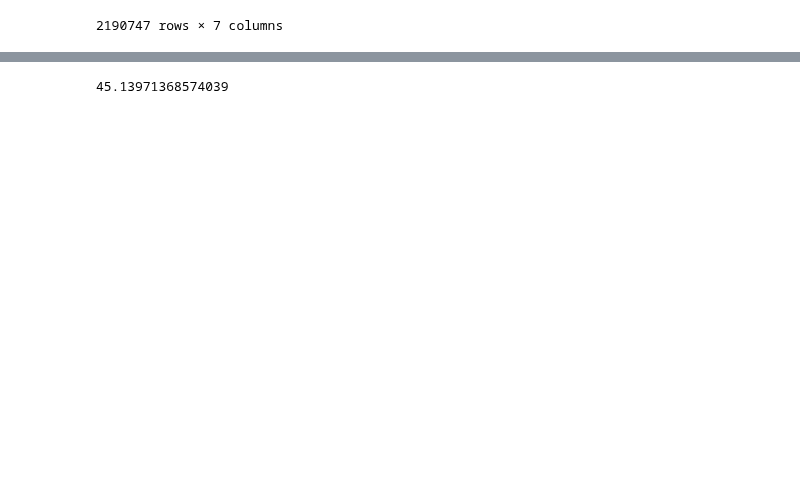
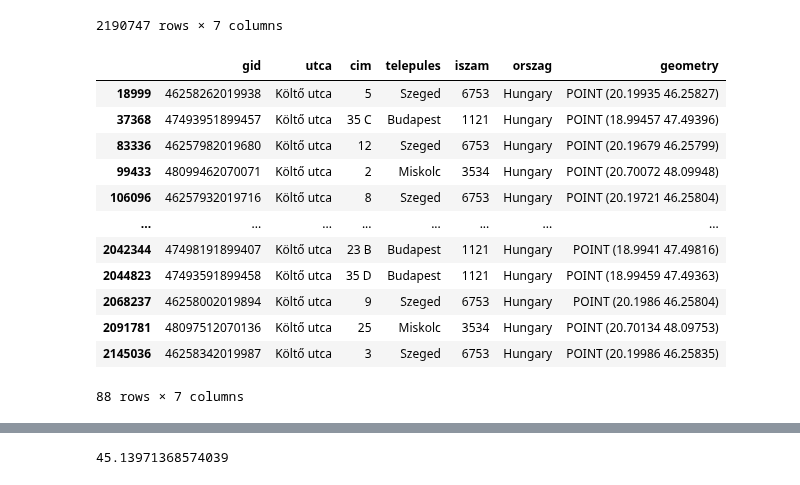
Before and after one commit to e003e6/szkburkolas, a Jupyter notebook: jup/burkolas_v2/5_lekerdezes_kapcsolas.ipynb, the cells around one changed output, grey strips where cells are left out. Cells and saved outputs as stored; diff of their text form; code cells hidden in the pictures; blank space fills up the shorter version.

```diff
--- a/jup/burkolas_v2/5_lekerdezes_kapcsolas.ipynb
+++ b/jup/burkolas_v2/5_lekerdezes_kapcsolas.ipynb
@@ -26,6 +26,22 @@ gdf
 | 2190755 | 47683021876780 | Kálvária utca | 52 | Leányvár | 2518 | Hungary | POINT (18.76781 47.68296) |
 | 2190756 | 46171522060793 | Petőfi Sándor utca | 7 | Magyarcsanád | 6932 | Hungary | POINT (20.60795 46.17151) |
 2190747 rows × 7 columns
+# %%
+gdf.query('utca == "Költő utca"')
+# %% [output]
+|  | gid | utca | cim | telepules | iszam | orszag | geometry |
+| 18999 | 46258262019938 | Költő utca | 5 | Szeged | 6753 | Hungary | POINT (20.19935 46.25827) |
+| 37368 | 47493951899457 | Költő utca | 35 C | Budapest | 1121 | Hungary | POINT (18.99457 47.49396) |
+| 83336 | 46257982019680 | Költő utca | 12 | Szeged | 6753 | Hungary | POINT (20.19679 46.25799) |
+| 99433 | 48099462070071 | Költő utca | 2 | Miskolc | 3534 | Hungary | POINT (20.70072 48.09948) |
+| 106096 | 46257932019716 | Költő utca | 8 | Szeged | 6753 | Hungary | POINT (20.19721 46.25804) |
+| ... | ... | ... | ... | ... | ... | ... | ... |
+| 2042344 | 47498191899407 | Költő utca | 23 B | Budapest | 1121 | Hungary | POINT (18.9941 47.49816) |
+| 2044823 | 47493591899458 | Költő utca | 35 D | Budapest | 1121 | Hungary | POINT (18.99459 47.49363) |
+| 2068237 | 46258002019894 | Költő utca | 9 | Szeged | 6753 | Hungary | POINT (20.1986 46.25804) |
+| 2091781 | 48097512070136 | Költő utca | 25 | Miskolc | 3534 | Hungary | POINT (20.70134 48.09753) |
+| 2145036 | 46258342019987 | Költő utca | 3 | Szeged | 6753 | Hungary | POINT (20.19986 46.25835) |
+88 rows × 7 columns
 # %%
 df = pd.read_parquet('../../adatok/fix/2014_2022_adatbazis_cimek_feldolgozott.parquet', engine='pyarrow')
 df = df.drop_duplicates()
```
Also changed, not shown: parts of 5 cells of this notebook, 5 other files.
